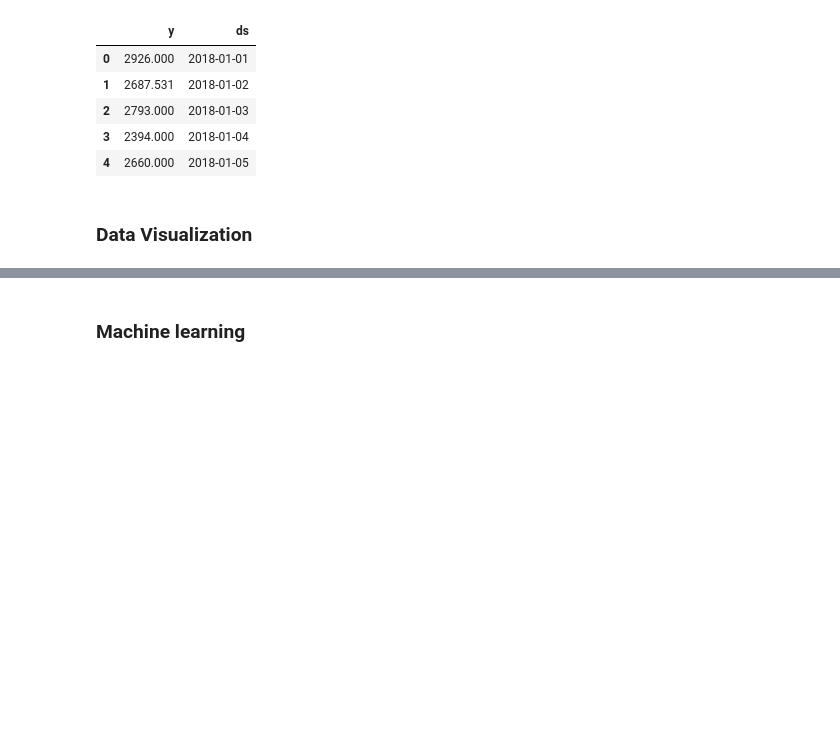
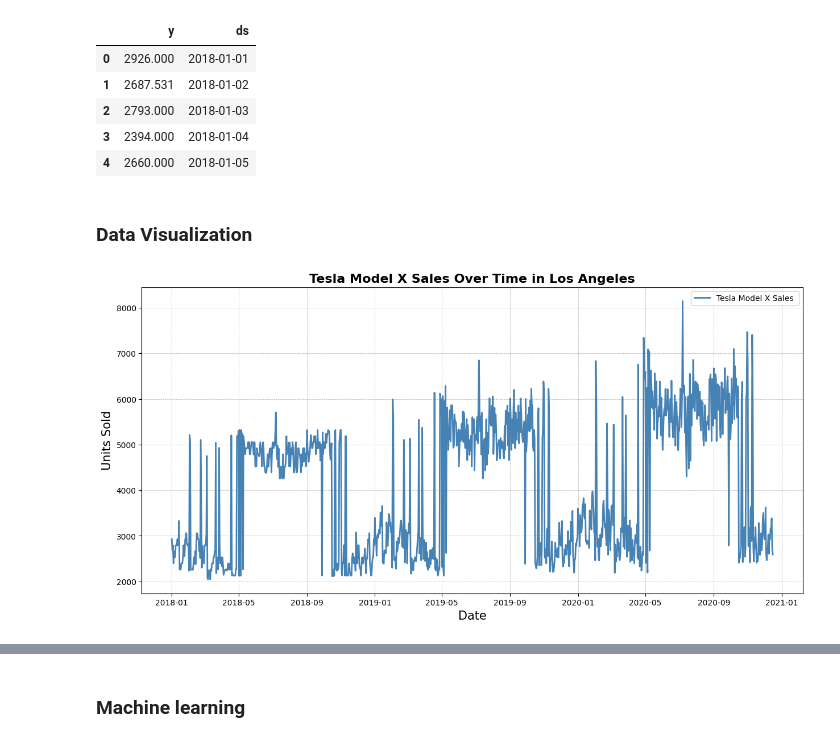
Before and after one commit to jaylesmajor/time-series-analysis, a Jupyter notebook: sales.ipynb, the cells around one changed output, grey strips where cells are left out. Saved outputs shown, nothing was run; the diff lists cells and outputs as text; code cells hidden in the pictures; blank space fills up the shorter version.

Commit message:
Finished Data visualization

```diff
--- a/sales.ipynb
+++ b/sales.ipynb
@@ -132,3 +132,33 @@ df.head()
 | 4 | 2660.000 | 2018-01-05 |
 # %% [markdown]
 ### **Data Visualization**
+# %%
+import matplotlib.pyplot as plt
+import seaborn as sns
+
+# Visualize sales
+plt.figure(figsize=(15, 7))
+sns.lineplot(data=df,
+             x='ds',
+             y='y',
+             lw=2,
+             color='steelblue',
+             label='Tesla Model X Sales ')
+
+
+# Add titles and labels
+plt.title('Tesla Model X Sales Over Time in Los Angeles', fontsize=16, fontweight='bold')
+plt.xlabel('Date', fontsize=15)
+plt.ylabel('Units Sold', fontsize=15)
+
+
+
+
+# add grid
+plt.grid(visible=True,
+         ls='--',
+         lw='0.5')
+plt.legend(loc='best')
+plt.show()
+# %% [output]
+[figure, added]
```
Also changed, not shown: parts of 2 cells of this notebook.
